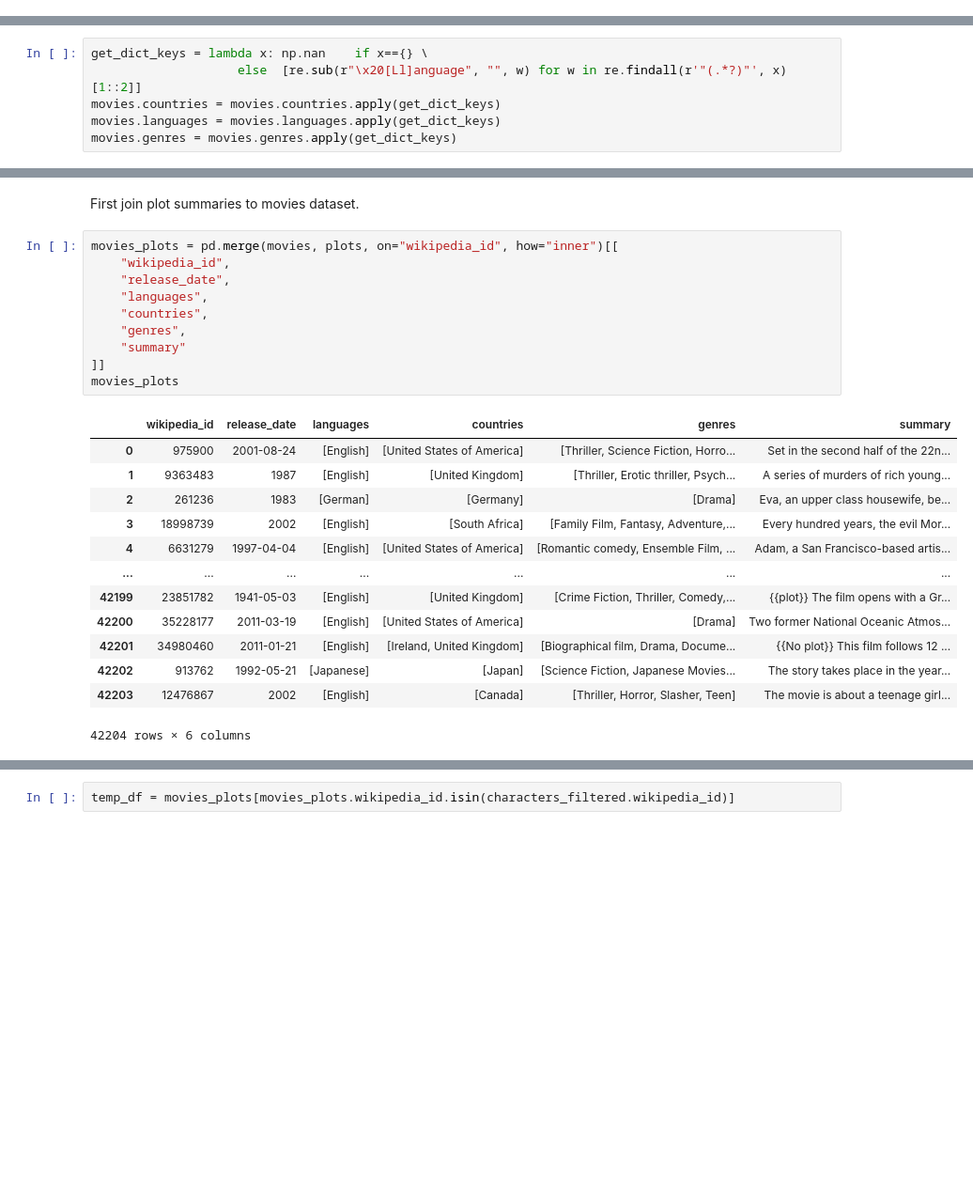
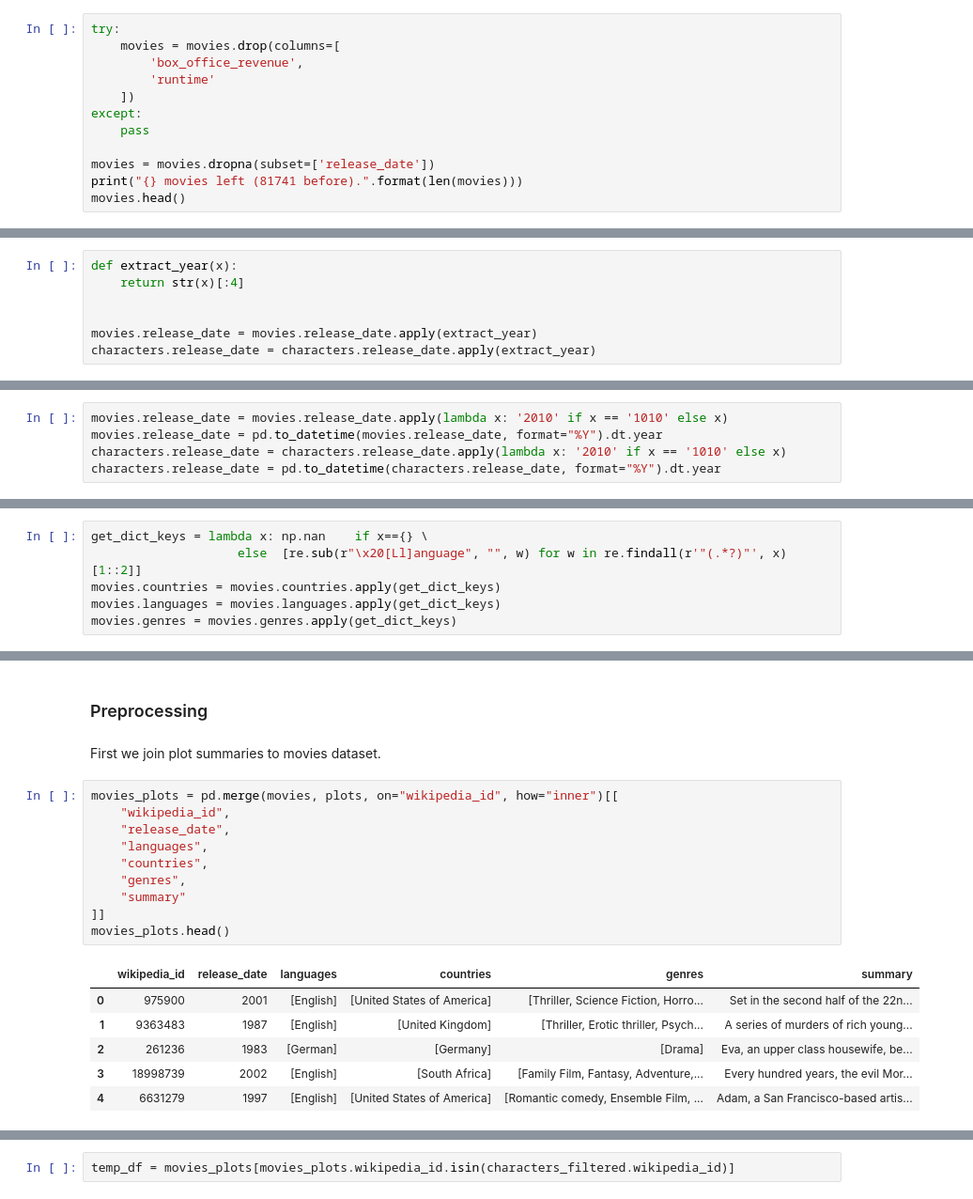
Before and after one commit to Wind-2375-like/ada-2022-project-gender-lens, a Jupyter notebook: playground_fyy.ipynb, the cells around one changed output, grey strips where cells are left out. Shown at 94% size. Drawn from its saved outputs; the diff is of its cells as text; blank space fills up the shorter version.

```diff
--- a/playground_fyy.ipynb
+++ b/playground_fyy.ipynb
@@ -141,0 +186,12 @@ It's hard to use box_office_revenue unless we find another dataset... Also I thi
+# %%
+try:
+    movies = movies.drop(columns=[
+        'box_office_revenue',
+        'runtime'
+    ])
+except:
+    pass
+
+movies = movies.dropna(subset=['release_date'])
+print("{} movies left (81741 before).".format(len(movies)))
+movies.head()
@@ -182,0 +302,7 @@ They are encoded in weird formats...
+# %%
+def extract_year(x):
+    return str(x)[:4]
+
+
+movies.release_date = movies.release_date.apply(extract_year)
+characters.release_date = characters.release_date.apply(extract_year)
@@ -182,0 +336,5 @@ They are encoded in weird formats...
+# %%
+movies.release_date = movies.release_date.apply(lambda x: '2010' if x == '1010' else x)
+movies.release_date = pd.to_datetime(movies.release_date, format="%Y").dt.year
+characters.release_date = characters.release_date.apply(lambda x: '2010' if x == '1010' else x)
+characters.release_date = pd.to_datetime(characters.release_date, format="%Y").dt.year
@@ -237,27 +438,22 @@ Gender stereotype analysis using **Entity Graph**
+# %% [markdown]
+### Preprocessing
 # %% [markdown]
-First join plot summaries to movies dataset.
+First we join plot summaries to movies dataset.
 # %%
 movies_plots = pd.merge(movies, plots, on="wikipedia_id", how="inner")[[
     "wikipedia_id",
     "release_date",
     "languages",
     "countries",
     "genres",
     "summary"
 ]]
-movies_plots
+movies_plots.head()
 # %% [output]
 |  | wikipedia_id | release_date | languages | countries | genres | summary |
-| 0 | 975900 | 2001-08-24 | [English] | [United States of America] | [Thriller, Science Fiction, Horro... | Set in the second half of the 22n... |
+| 0 | 975900 | 2001 | [English] | [United States of America] | [Thriller, Science Fiction, Horro... | Set in the second half of the 22n... |
 | 1 | 9363483 | 1987 | [English] | [United Kingdom] | [Thriller, Erotic thriller, Psych... | A series of murders of rich young... |
 | 2 | 261236 | 1983 | [German] | [Germany] | [Drama] | Eva, an upper class housewife, be... |
 | 3 | 18998739 | 2002 | [English] | [South Africa] | [Family Film, Fantasy, Adventure,... | Every hundred years, the evil Mor... |
-| 4 | 6631279 | 1997-04-04 | [English] | [United States of America] | [Romantic comedy, Ensemble Film, ... | Adam, a San Francisco-based artis... |
-| ... | ... | ... | ... | ... | ... | ... |
-| 42199 | 23851782 | 1941-05-03 | [English] | [United Kingdom] | [Crime Fiction, Thriller, Comedy,... | {{plot}} The film opens with a Gr... |
-| 42200 | 35228177 | 2011-03-19 | [English] | [United States of America] | [Drama] | Two former National Oceanic Atmos... |
-| 42201 | 34980460 | 2011-01-21 | [English] | [Ireland, United Kingdom] | [Biographical film, Drama, Docume... | {{No plot}} This film follows 12 ... |
-| 42202 | 913762 | 1992-05-21 | [Japanese] | [Japan] | [Science Fiction, Japanese Movies... | The story takes place in the year... |
-| 42203 | 12476867 | 2002 | [English] | [Canada] | [Thriller, Horror, Slasher, Teen] | The movie is about a teenage girl... |
+| 4 | 6631279 | 1997 | [English] | [United States of America] | [Romantic comedy, Ensemble Film, ... | Adam, a San Francisco-based artis... |
-42204 rows × 6 columns
 # %% [markdown]
```
Also changed, not shown: parts of 61 cells of this notebook, 2 other files.
